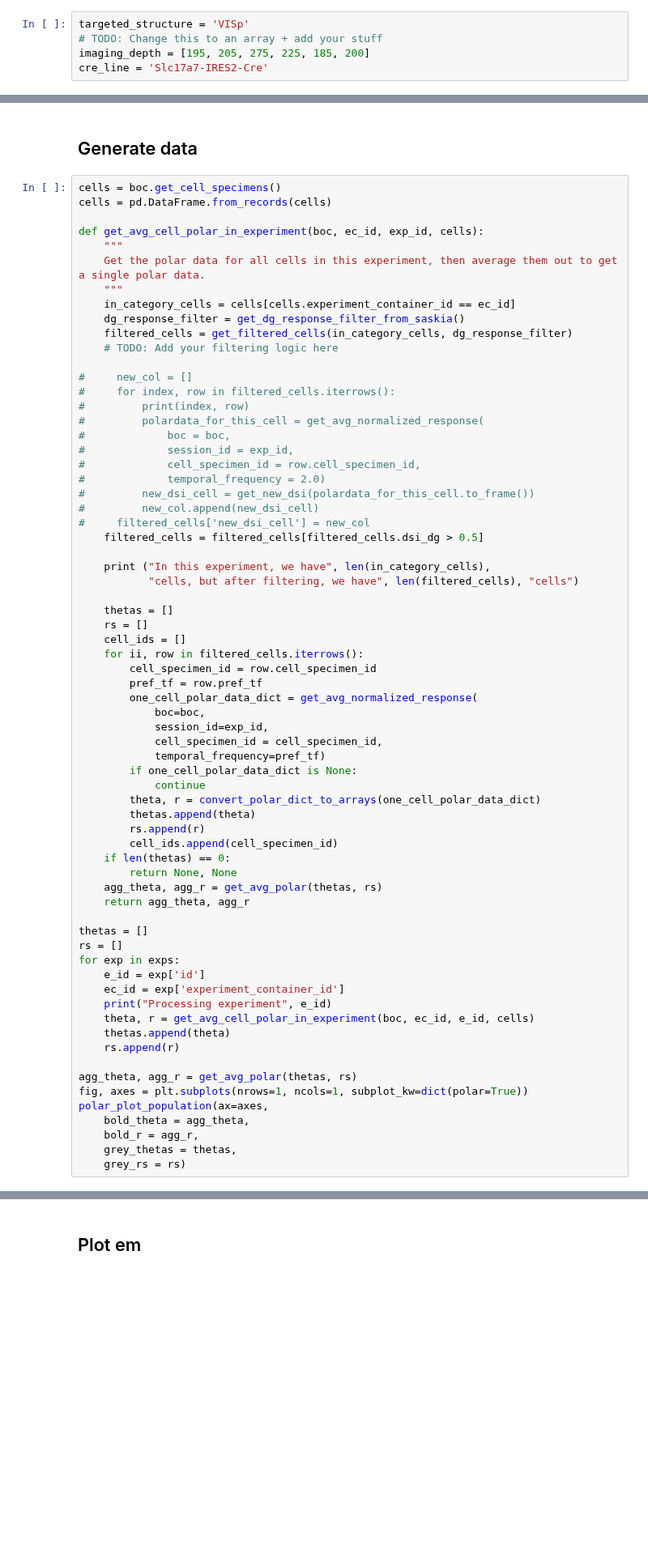
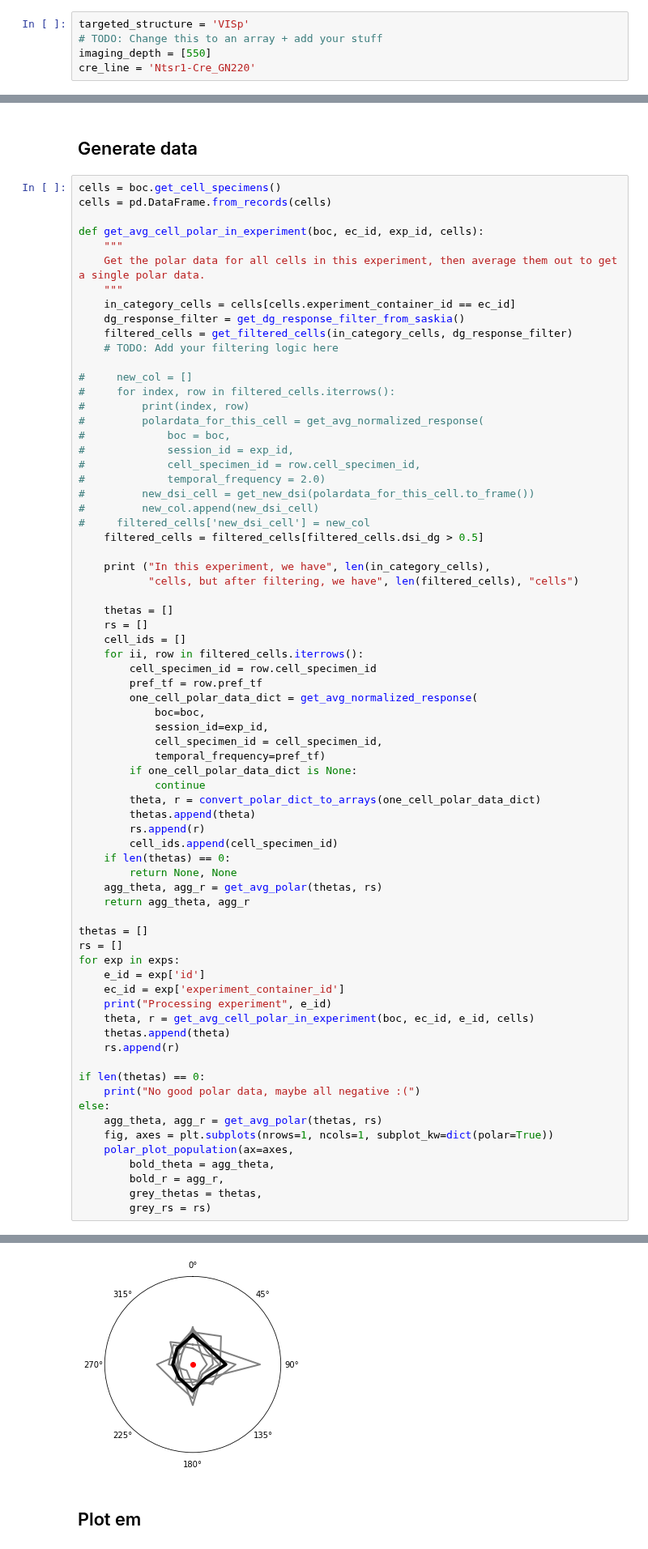
Before and after one commit to AllenInstitute/swdb_2019_student, a Jupyter notebook: visionaries/notebooks/e2e_allen_dsi.ipynb, the cells around one changed output, grey strips where cells are left out. Shown at 81% size. Drawn from its saved outputs; the diff is of its cells as text; blank space fills up the shorter version.

```diff
--- a/visionaries/notebooks/e2e_allen_dsi.ipynb
+++ b/visionaries/notebooks/e2e_allen_dsi.ipynb
@@ -10,8 +10,8 @@ if not os.path.isdir(drive_path):
 # %%
 targeted_structure = 'VISp'
 # TODO: Change this to an array + add your stuff
-imaging_depth = [195, 205, 275, 225, 185, 200]
-cre_line = 'Slc17a7-IRES2-Cre'
+imaging_depth = [550]
+cre_line = 'Ntsr1-Cre_GN220'
 # %%
 import warnings; warnings.simplefilter('ignore')
 from utils.polarplot import *
@@ -96,11 +96,14 @@ for exp in exps:
     thetas.append(theta)
     rs.append(r)
 
-agg_theta, agg_r = get_avg_polar(thetas, rs)
-fig, axes = plt.subplots(nrows=1, ncols=1, subplot_kw=dict(polar=True))
-polar_plot_population(ax=axes,
-    bold_theta = agg_theta,
-    bold_r = agg_r,
-    grey_thetas = thetas,
-    grey_rs = rs)
+if len(thetas) == 0:
+    print("No good polar data, maybe all negative :(")
+else:
+    agg_theta, agg_r = get_avg_polar(thetas, rs)
+    fig, axes = plt.subplots(nrows=1, ncols=1, subplot_kw=dict(polar=True))
+    polar_plot_population(ax=axes,
+        bold_theta = agg_theta,
+        bold_r = agg_r,
+        grey_thetas = thetas,
+        grey_rs = rs)
 # %% [output]
@@ -125,3 +122,4 @@ TypeError: object of type 'NoneType' has no len()
+[figure, added]
 # %% [markdown]
 ## Plot em
 # %% [markdown]
```
Also changed, not shown: parts of 2 cells of this notebook.
